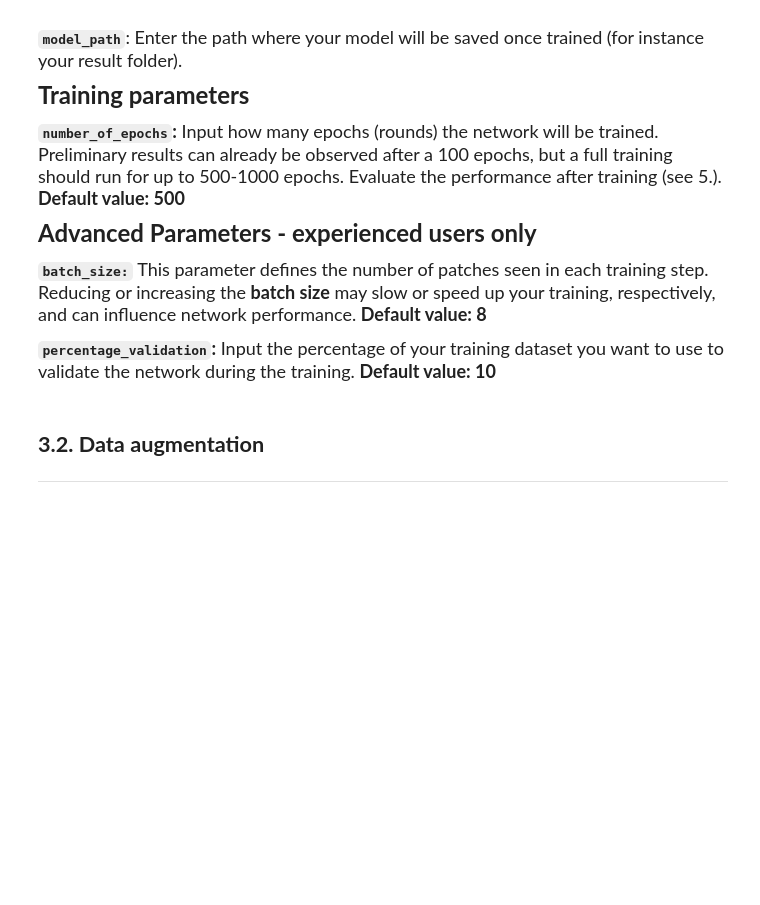
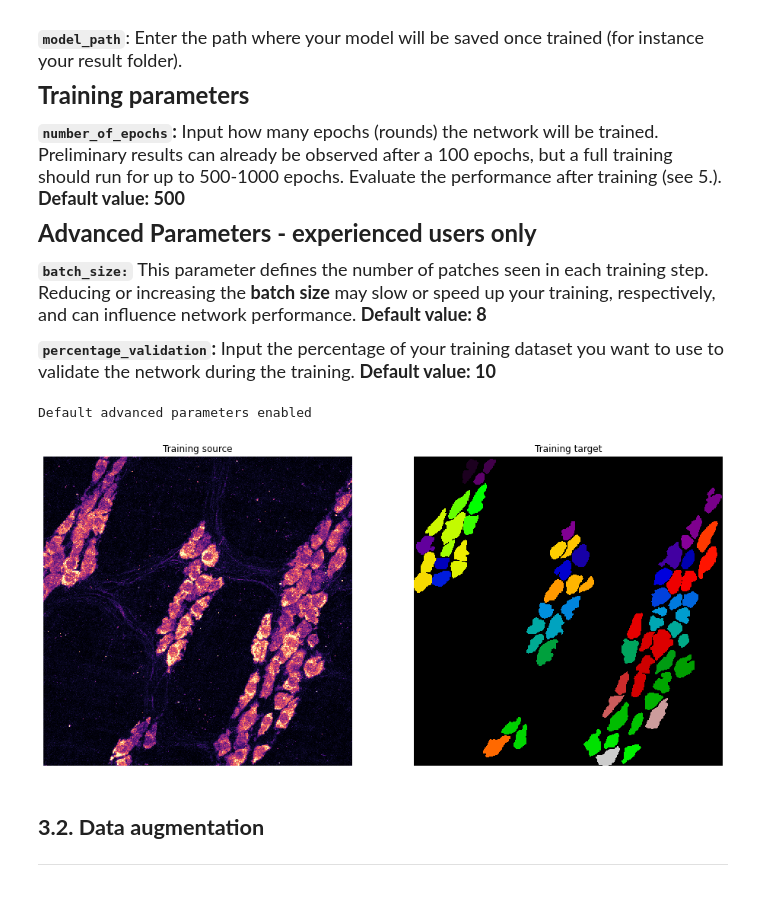
Before and after one commit to pr4deepr/cellpose-colab, a Jupyter notebook: Cellpose_2D_run_on_local_environment.ipynb, the cells around one changed output. Cells and saved outputs as stored; diff of their text form; code cells hidden in the pictures; blank space fills up the shorter version.

Commit message:
fixed training

```diff
--- a/Cellpose_2D_run_on_local_environment.ipynb
+++ b/Cellpose_2D_run_on_local_environment.ipynb
@@ -547,8 +570,8 @@ build_requirements_file(before, after)
 # %%
 #@markdown ###Path to training images:
 
-Training_source = "path" #@param {type:"string"}
-Training_target = "path" #@param {type:"string"}
+Training_source = "D:\\OneDrive - wehi.edu.au\\Gut collaborations\\Neuron_Annotations\\Neuron_annotation_0_568_scaling\\Mouse_rat_0_568_corrected_human_0_9\\train\\images" #@param {type:"string"}
+Training_target = "D:\\OneDrive - wehi.edu.au\\Gut collaborations\\Neuron_Annotations\\Neuron_annotation_0_568_scaling\\Mouse_rat_0_568_corrected_human_0_9\\train\\masks" #@param {type:"string"}
 
 #Define where the patch file will be saved
 base = home_dir
@@ -556,13 +579,13 @@ base = home_dir
 
 # model name and path
 #@markdown ###Name of the model and path to model folder:
-model_name = "path" #@param {type:"string"}
-model_path = "path" #@param {type:"string"}
+model_name = "model_test" #@param {type:"string"}
+model_path = "D:\\cellpose_model" #@param {type:"string"}
 
 # other parameters for training.
 #@markdown ###Training Parameters:
 #@markdown Number of epochs:
-number_of_epochs =  1#@param {type:"number"}
+number_of_epochs =  2#@param {type:"number"}
 
 Channel_to_use_for_training = "Grayscale" #@param ["Grayscale", "Blue", "Green", "Red"]
 
@@ -647,33 +670,36 @@ if n_channel ==1:
   plt.axis('off');
 
   plt.subplot(1,2,2)
   plt.imshow(y,cmap='nipy_spectral', interpolation='nearest')
   plt.title('Training target')
   plt.axis('off');
 
   plt.savefig(home_dir+'/TrainingDataExample_Cellpose2D.png',bbox_inches='tight',pad_inches=0)
 
 else:
 
   f=plt.figure(figsize=(20,10))
   plt.subplot(1,3,1)
   plt.imshow(x, interpolation='nearest')
   plt.title('Training source')
   plt.axis('off');
 
   plt.subplot(1,3,2)
   plt.imshow(x[:, :, int(Training_channel-1)],cmap='magma', interpolation='nearest')
   plt.title('Channel used for training')
   plt.axis('off');
 
   plt.subplot(1,3,3)
   plt.imshow(y,cmap='nipy_spectral', interpolation='nearest')
   plt.title('Training target')
   plt.axis('off');
 
   plt.savefig(home_dir+'/TrainingDataExample_Cellpose2D.png',bbox_inches='tight',pad_inches=0)
 
   Use_pretrained_model = False
+# %% [output]
+Default advanced parameters enabled
+[figure, added]
 # %% [markdown]
 ## **3.2. Data augmentation**
 ---
```
Also changed, not shown: parts of 7 cells of this notebook.
